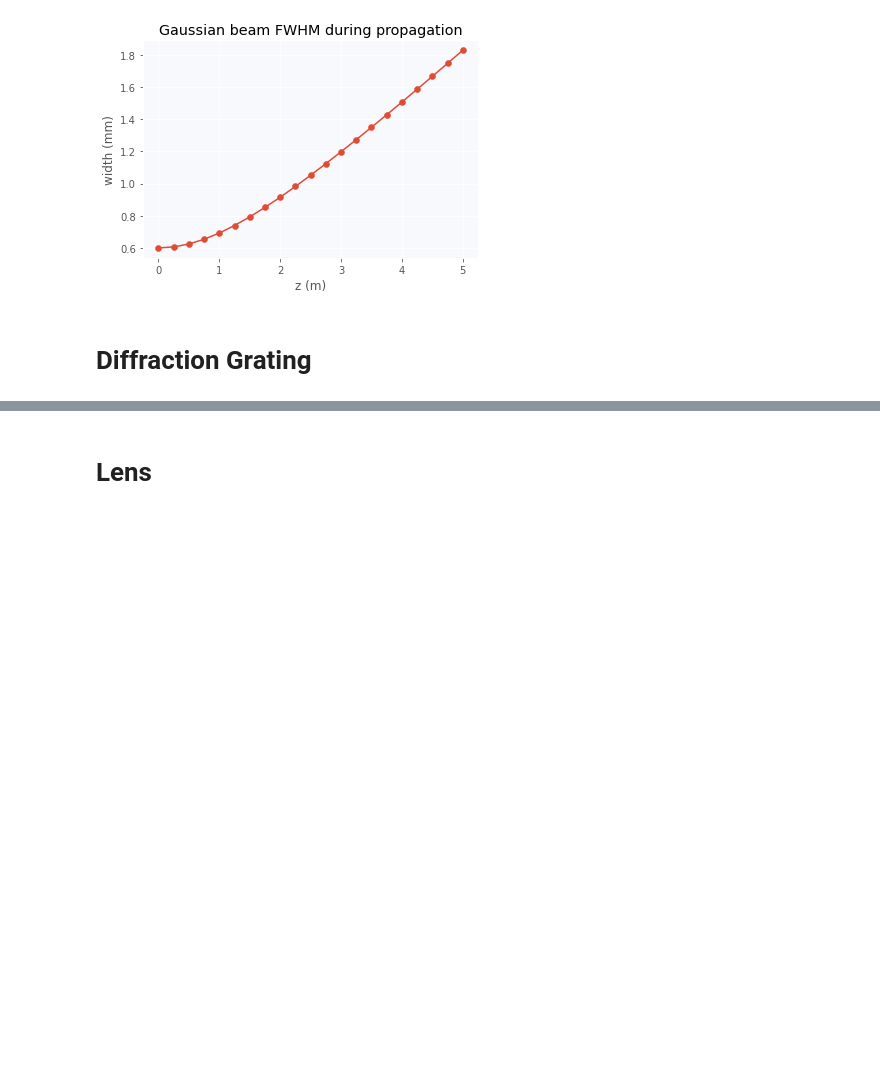
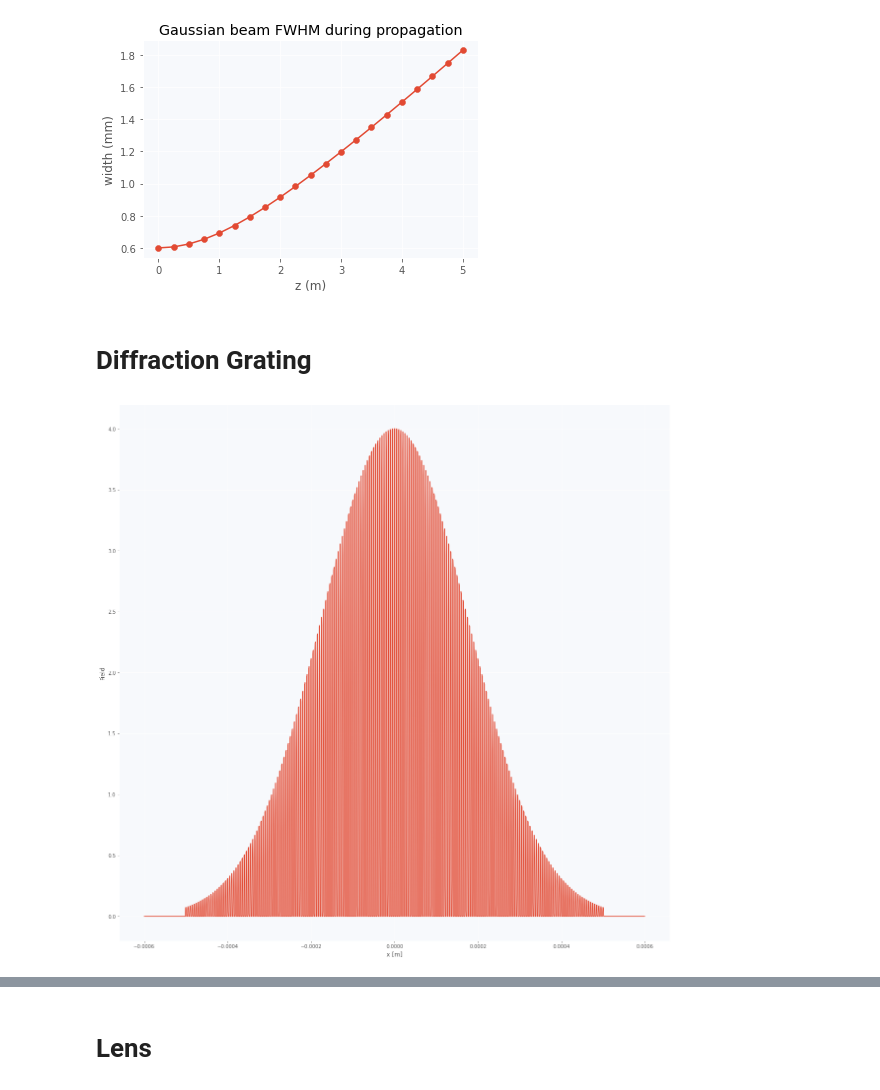
Before and after one commit to raeubaen/misc, a Jupyter notebook: codice_bpm.ipynb, the cells around one changed output, grey strips where cells are left out. Cells and saved outputs as stored; diff of their text form; code cells hidden in the pictures; blank space fills up the shorter version.

```diff
--- a/codice_bpm.ipynb
+++ b/codice_bpm.ipynb
@@ -278,0 +304,36 @@ plt.show()
+# %%
+##########################  GENERAL GRID SET-UP  ##########################
+
+z = cp.arange(0, Lz+deltaz, deltaz) # z array
+x = -Lx/2 +(cp.arange(0, nstepx, 1))*deltax; # x array
+##########################  Dispersive Step Setup #########################
+# this is to get rid of fftshifts and the sort
+
+ntx = 0;
+kx = cp.zeros(nstepx)
+for nn in range(nstepx):
+    ikx = nn - ntx;
+    kx[nn] = 2*cp.pi*deltaf*ikx;
+    if nn + 1 - nstepx/2 == 0 :
+      ntx = nstepx;
+
+grid_setup = (nstepx, nstepz, deltaz, kx**2)
+# %%
+PlaneInputField = 0*x
+
+N = 100
+PlaneInputField += cp.sqrt(Ip)*(cp.exp(-(x)**20/(width**20)))
+for n in range(1, N+1):
+  PlaneInputField += cp.sqrt(Ip)*(cp.exp(-(x-n*dist)**20/(width**20))+cp.exp(-(x+n*dist)**20/(width**20)))
+
+PlaneInputField = PlaneInputField * cp.exp(-(x)**2/(w0**2))
+# %%
+fig, ax = plt.subplots(figsize=(20, 20))
+x_range = cp.abs(x)<6e-4
+ax.plot(cp.asnumpy(x[x_range]), cp.asnumpy(PlaneInputField[x_range]))
+ax.set(xlabel="x [m]", ylabel="Field")
+fig.savefig("gratinginputfield.pdf")
+plt.show()
+plt.close()
+# %% [output]
+[figure, added]
```
Also changed, not shown: parts of 11 cells of this notebook.
